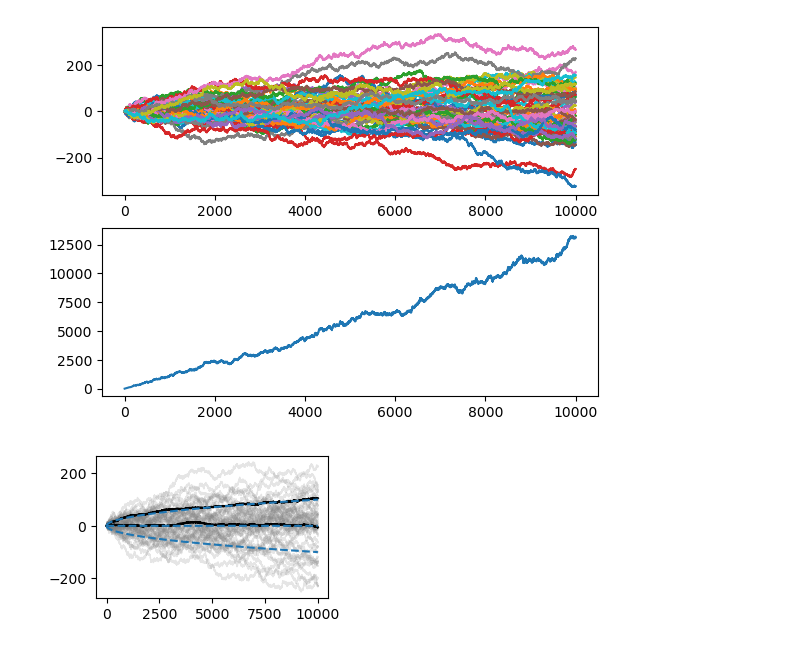
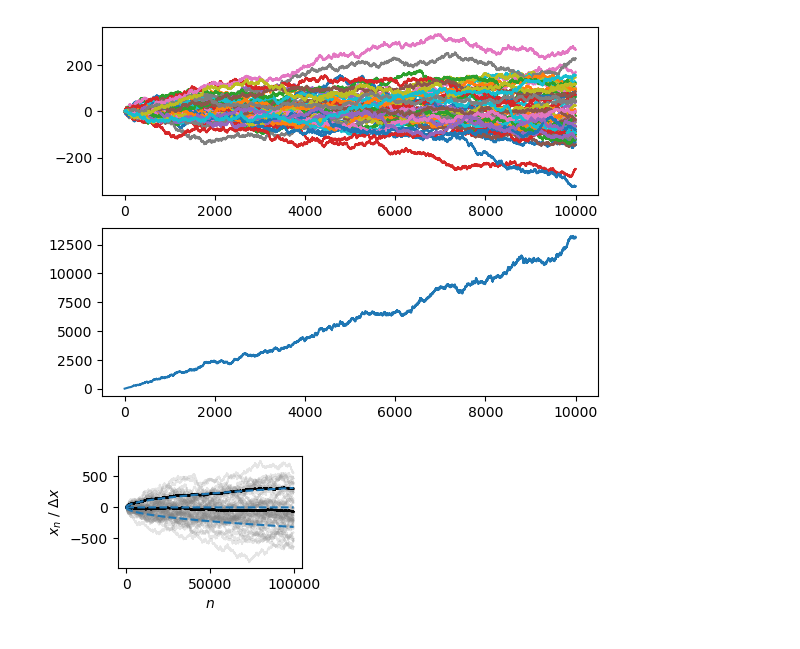
Before and after one commit to leoole100/fp2, a Jupyter notebook: 04 montecarlo/scripts/01 free particle.ipynb, the cells around one changed output. Drawn from its saved outputs; the diff is of its cells as text; code cells hidden in the pictures.

```diff
--- a/04 montecarlo/scripts/01 free particle.ipynb
+++ b/04 montecarlo/scripts/01 free particle.ipynb
@@ -37,18 +37,26 @@ plot_sim(do_sim(10000,50,potf))
 [figure]
 # %%
 plt.figure(figsize=halfsize)
-traces = do_sim(10000,50,potf)
+traces = do_sim(100000,50,potf)
 for t in traces.T:
-	plt.plot(t, color="gray", lw=1, alpha=0.2)
-plt.plot(np.average(traces, axis=1), color="black")
+	lt = plt.plot(t, color="gray", lw=1, alpha=0.2)[0]
+la = plt.plot(np.average(traces, axis=1), color="black")[0]
 plt.plot(np.std(traces, axis=1), color="black")
-plt.plot(np.zeros_like(traces[:,1]), ls="dashed", color=colors[0])
+le = plt.plot(np.zeros_like(traces[:,1]), ls="dashed", color=colors[0])[0]
 plt.plot(np.sqrt(np.arange(traces.shape[0])), ls="dashed", color=colors[0])
 plt.plot(-np.sqrt(np.arange(traces.shape[0])), ls="dashed", color=colors[0])
+# plt.legend(handles=[lt, la, le], labels=["Trajectories", "Averages", "Expectations"],
+# 	bbox_to_anchor=(1, 0.5),
+# 	loc="center left",
+# 	frameon=False
+# )
+plt.ylabel(r"$x_n$ / $\Delta x$")
+plt.xlabel(r"$n$")
+plt.tight_layout()
 plt.savefig("../figures/01 time trace.pdf")
 plt.show()
 # %% [output]
-[figure, old version]
+[figure, new version]
 # %%
 msd = np.average(traces**2,axis=1)
 plt.figure(figsize=halfsize)
```
Also changed, not shown: parts of 1 cell of this notebook, 6 other files.
